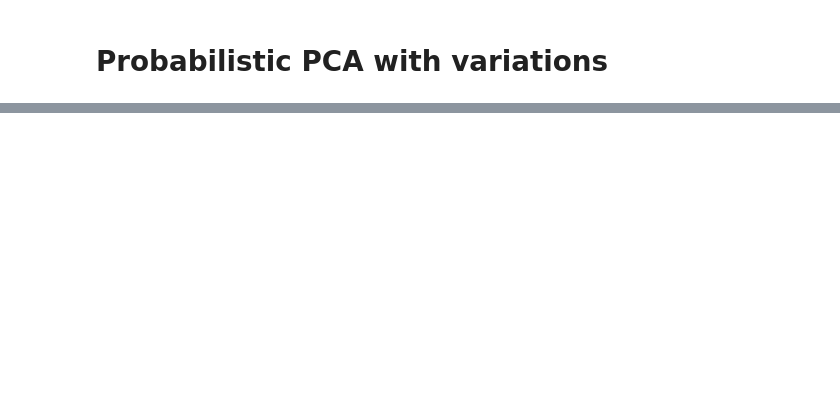
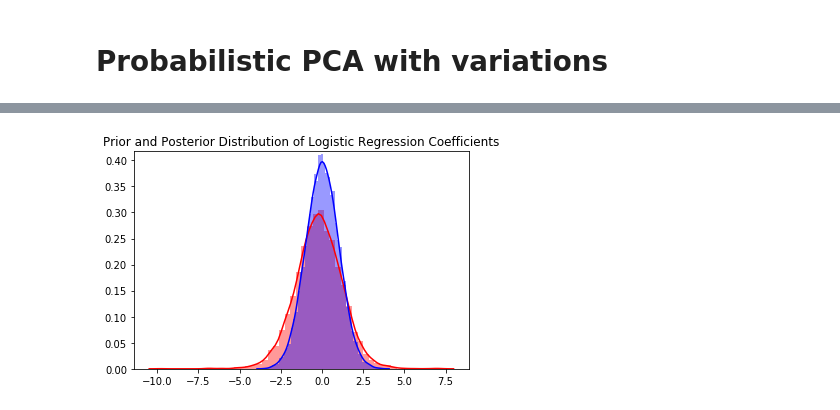
Before and after one commit to bl-2633/Bayesian-Representation-Learning, a Jupyter notebook: snp_gen/Project_PCA.ipynb, the cells around one changed output, grey strips where cells are left out. Cells and saved outputs as stored; diff of their text form; code cells hidden in the pictures; blank space fills up the shorter version.

Commit message:
interactive parameter tuning by plotting parameter prior and posterior

```diff
--- a/snp_gen/Project_PCA.ipynb
+++ b/snp_gen/Project_PCA.ipynb
@@ -12,0 +52,2 @@ import random
+# %%
+num_of_class = 10
@@ -12,0 +64,5 @@ import random
+# %%
+def categorical(y_one_hot):
+    return np.argmax(y_one_hot, axis=1)
+#print('Transform one hot encode to label')
+#print(categorical(y_train)[:10])
@@ -140,14 +218,16 @@ def dimension_reduction_and_logistics_regression(latent_dim,
 # %%
 #A wrapper for raw bayesian logistics regression
 #return the area under the roc curve
-def raw_bayesian_logistics_regression(regression_coef_var, DATA, labels):
+def raw_bayesian_logistics_regression(regression_coef_var, DATA, labels, prior='gaussian'):
     train_DATA, train_label, test_DATA, test_label = split_train_test(DATA, labels)
     dimension = DATA.shape[1]
-    test_label = test_label.reshape((test_label.shape[0],))
-    qcoef = bayesian_logistics_regression(qz, train_label, dimension, regression_coef_var)
-    probas = tf.gather(tf.reduce_mean(tf.stack([tf.sigmoid(tf.matmul(test_DATA, qcoef.sample(),
-                                                                     transpose_b=True))])))
-    score = probas.eval()
-    fpr, tpr, thresholds = roc_curve(test_label, score)
-    roc_area = auc(fpr, tpr)
-    return roc_area
+    qcoef, coef_prior = bayesian_logistics_regression(train_DATA, train_label, dimension, regression_coef_var, prior)
+    n_samples = 100
+    test_z = tf.placeholder(tf.float32, test_DATA.shape)
+    probas = tf.reduce_mean(tf.stack([tf.sigmoid(tf.matmul(test_z,
+                                                           qcoef.sample(),
+                                                           transpose_b=True))
+                                      for _ in range(n_samples)],axis=0), axis=0)
+    score = probas.eval(feed_dict={test_z: test_DATA})
+    y_pred = categorical(score)
+    return accuracy_score(y_pred, test_label), qcoef, coef_prior
@@ -160,0 +234,14 @@ print('The roc area achieved by raw bayesian logistics regression is %f'
+# %%
+regression_coef_var = 1
+acc, qcoef, coef_prior = raw_bayesian_logistics_regression(regression_coef_var, X_train, y_train)
+print('The accuracy achieved by raw bayesian logistics regression is %f'
+      % acc)
+
+pos_encode = qcoef.sample().eval()
+pri_encode = coef_prior.sample().eval()
+
+sns.distplot(np.ndarray.flatten(pos_encode), color = 'red')
+sns.distplot(np.ndarray.flatten(pri_encode), color = 'blue')
+plt.title('Prior and Posterior Distribution of Logistic Regression Coefficients')
+plt.show()
+# %% [output]
@@ -160,0 +250 @@ print('The roc area achieved by raw bayesian logistics regression is %f'
+[figure, added]
```
Also changed, not shown: parts of 21 cells of this notebook.
